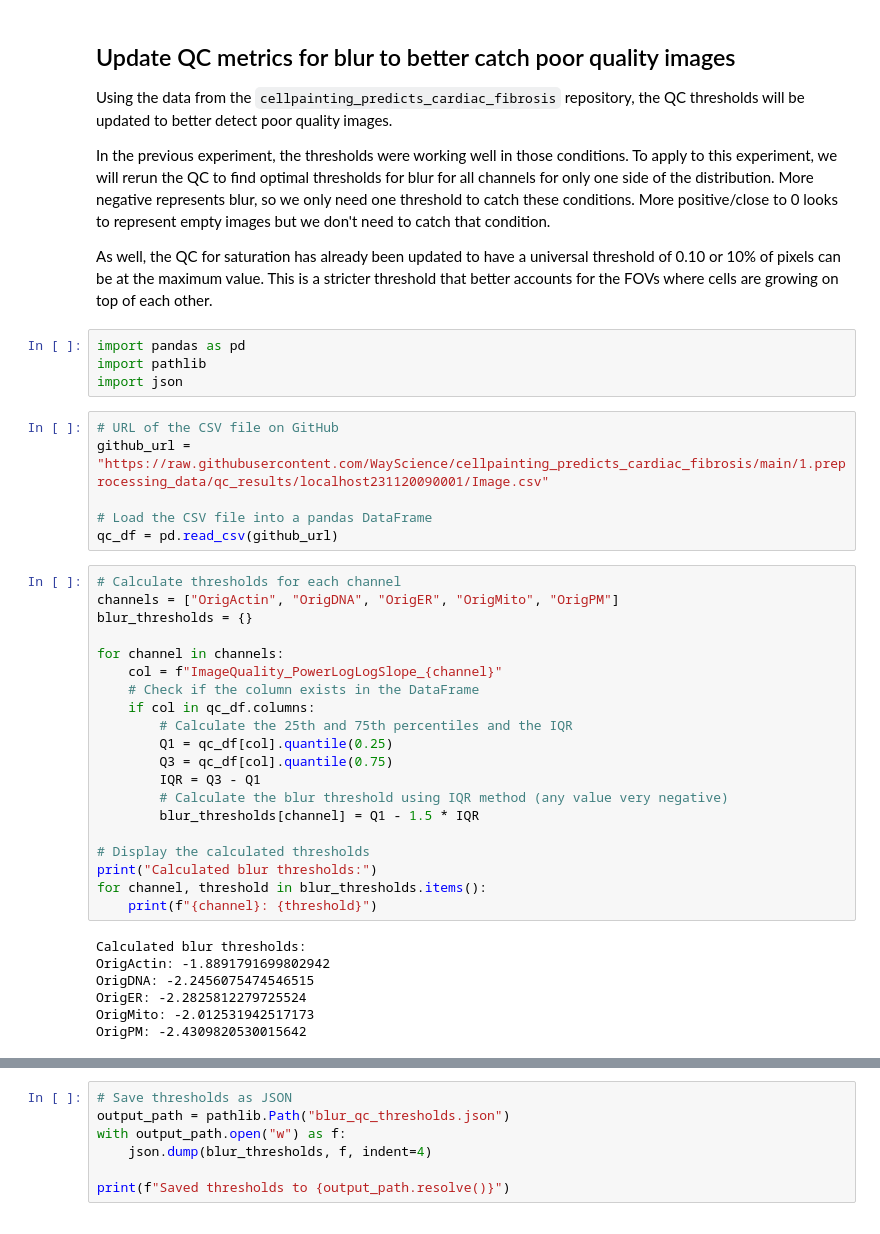
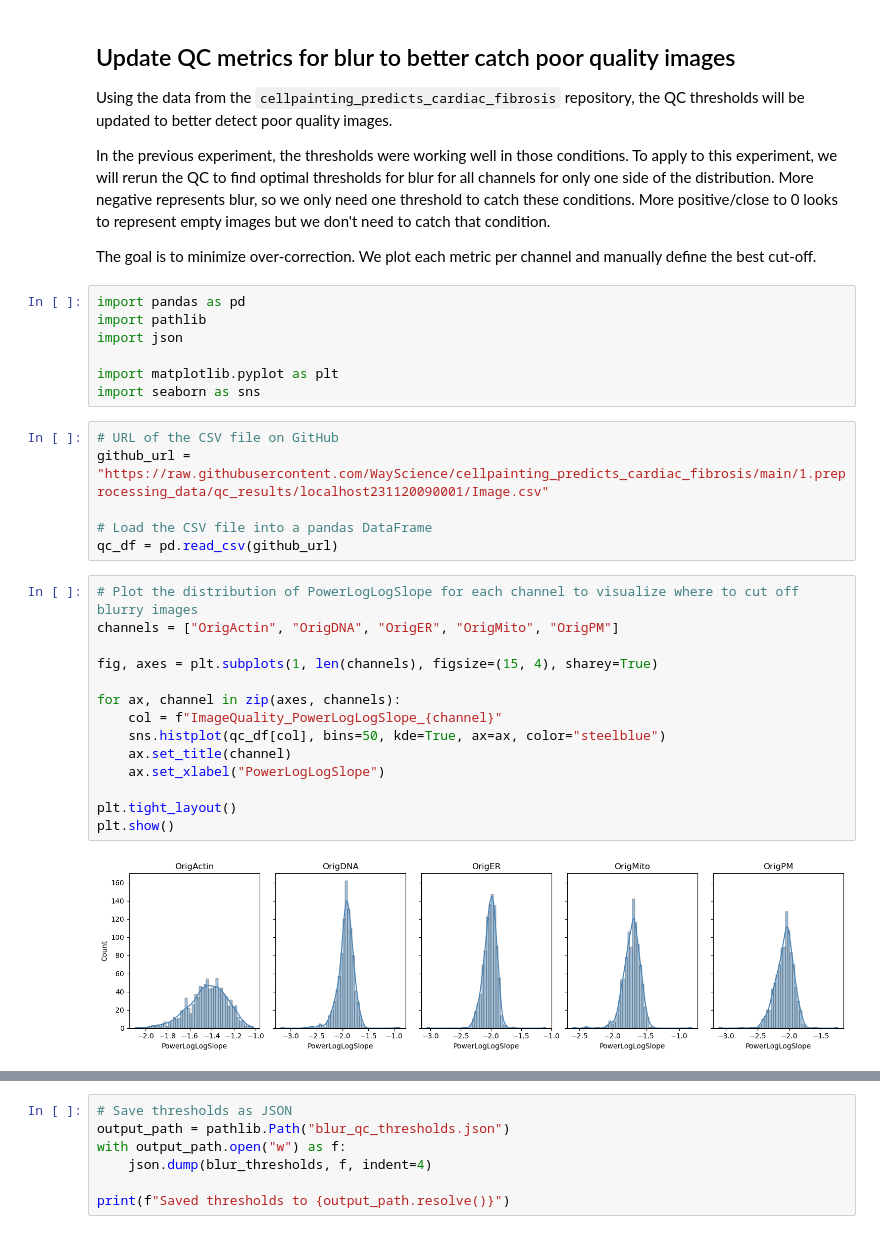
Before and after one commit to WayScience/targeted_fibrosis_drug_screen, a Jupyter notebook: 1.illumination_correction/qc_update/0.rerun_qc_metrics.ipynb, the cells around one changed output, grey strips where cells are left out. Cells and saved outputs as stored; diff of their text form.

```diff
--- a/1.illumination_correction/qc_update/0.rerun_qc_metrics.ipynb
+++ b/1.illumination_correction/qc_update/0.rerun_qc_metrics.ipynb
@@ -8,42 +8,33 @@ To apply to this experiment, we will rerun the QC to find optimal thresholds for
 More negative represents blur, so we only need one threshold to catch these conditions.
 More positive/close to 0 looks to represent empty images but we don't need to catch that condition.
 
-As well, the QC for saturation has already been updated to have a universal threshold of 0.10 or 10% of pixels can be at the maximum value.
-This is a stricter threshold that better accounts for the FOVs where cells are growing on top of each other.
+The goal is to minimize over-correction. We plot each metric per channel and manually define the best cut-off.
 # %%
 import pandas as pd
 import pathlib
 import json
+
+import matplotlib.pyplot as plt
+import seaborn as sns
 # %%
 # URL of the CSV file on GitHub
 github_url = "https://raw.githubusercontent.com/WayScience/cellpainting_predicts_cardiac_fibrosis/main/1.preprocessing_data/qc_results/localhost231120090001/Image.csv"
 
 # Load the CSV file into a pandas DataFrame
 qc_df = pd.read_csv(github_url)
-# %%
-# Calculate thresholds for each channel
-channels = ["OrigActin", "OrigDNA", "OrigER", "OrigMito", "OrigPM"]
-blur_thresholds = {}
-
-for channel in channels:
-    col = f"ImageQuality_PowerLogLogSlope_{channel}"
-    # Check if the column exists in the DataFrame
-    if col in qc_df.columns:
-        # Calculate the 25th and 75th percentiles and the IQR
-        Q1 = qc_df[col].quantile(0.25)
-        Q3 = qc_df[col].quantile(0.75)
-        IQR = Q3 - Q1
-        # Calculate the blur threshold using IQR method (any value very negative)
-        blur_thresholds[channel] = Q1 - 1.5 * IQR
-
-# Display the calculated thresholds
-print("Calculated blur thresholds:")
-for channel, threshold in blur_thresholds.items():
-    print(f"{channel}: {threshold}")
-# %% [output]
-Calculated blur thresholds:
-OrigActin: -1.8891791699802942
-OrigDNA: -2.2456075474546515
-OrigER: -2.2825812279725524
-OrigMito: -2.012531942517173
-OrigPM: -2.4309820530015642
+# %%
+# Plot the distribution of PowerLogLogSlope for each channel to visualize where to cut off blurry images
+channels = ["OrigActin", "OrigDNA", "OrigER", "OrigMito", "OrigPM"]
+
+fig, axes = plt.subplots(1, len(channels), figsize=(15, 4), sharey=True)
+
+for ax, channel in zip(axes, channels):
+    col = f"ImageQuality_PowerLogLogSlope_{channel}"
+    sns.histplot(qc_df[col], bins=50, kde=True, ax=ax, color="steelblue")
+    ax.set_title(channel)
+    ax.set_xlabel("PowerLogLogSlope")
+
+plt.tight_layout()
+plt.show()
+# %% [output]
+[figure, added]
```
Also changed, not shown: parts of 2 cells of this notebook, 14 other files.
